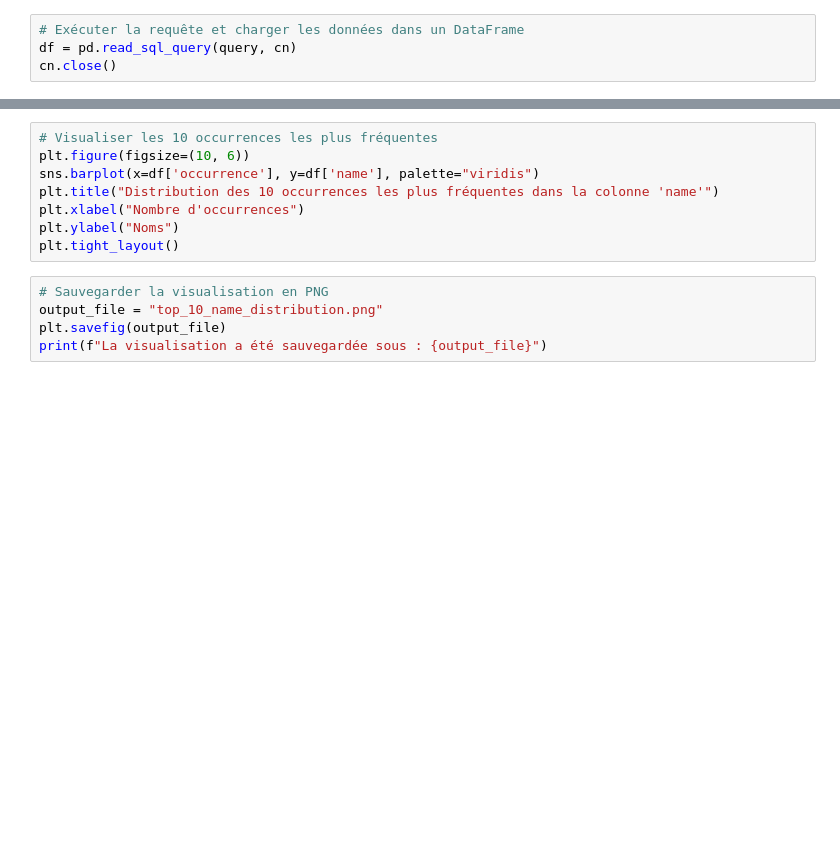
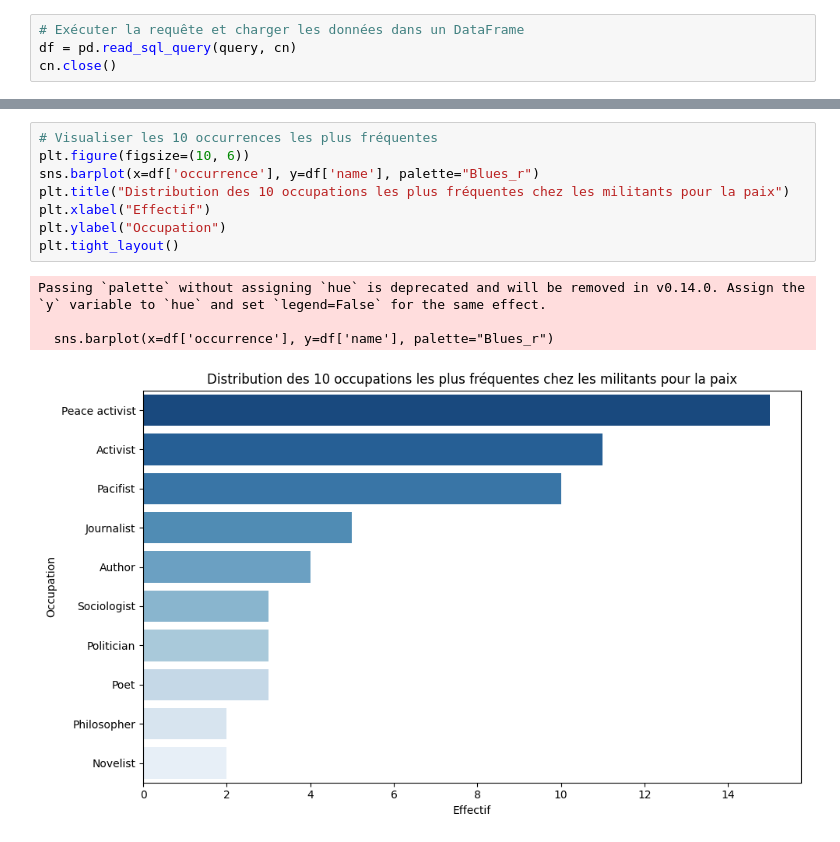
Before and after one commit to Raphix93/2HS2179_militants-pour-la-paix, a Jupyter notebook: data_analyse/occupation.ipynb, the cells around one changed output, grey strips where cells are left out. Drawn from its saved outputs; the diff is of its cells as text; blank space fills up the shorter version.

```diff
--- a/data_analyse/occupation.ipynb
+++ b/data_analyse/occupation.ipynb
@@ -37,13 +52,13 @@ print(df)
 # %%
 # Visualiser les 10 occurrences les plus fréquentes
 plt.figure(figsize=(10, 6))
-sns.barplot(x=df['occurrence'], y=df['name'], palette="viridis")
-plt.title("Distribution des 10 occurrences les plus fréquentes dans la colonne 'name'")
-plt.xlabel("Nombre d'occurrences")
-plt.ylabel("Noms")
+sns.barplot(x=df['occurrence'], y=df['name'], palette="Blues_r")
+plt.title("Distribution des 10 occupations les plus fréquentes chez les militants pour la paix")
+plt.xlabel("Effectif")
+plt.ylabel("Occupation")
 plt.tight_layout()
+# %% [output]
+Passing `palette` without assigning `hue` is deprecated and will be removed in v0.14.0. Assign the `y` variable to `hue` and set `legend=False` for the same effect.
+
+  sns.barplot(x=df['occurrence'], y=df['name'], palette="Blues_r")
+[figure, added]
-# %%
-# Sauvegarder la visualisation en PNG
-output_file = "top_10_name_distribution.png"
-plt.savefig(output_file)
-print(f"La visualisation a été sauvegardée sous : {output_file}")
```
Also changed, not shown: parts of 2 cells of this notebook, 3 other files.
